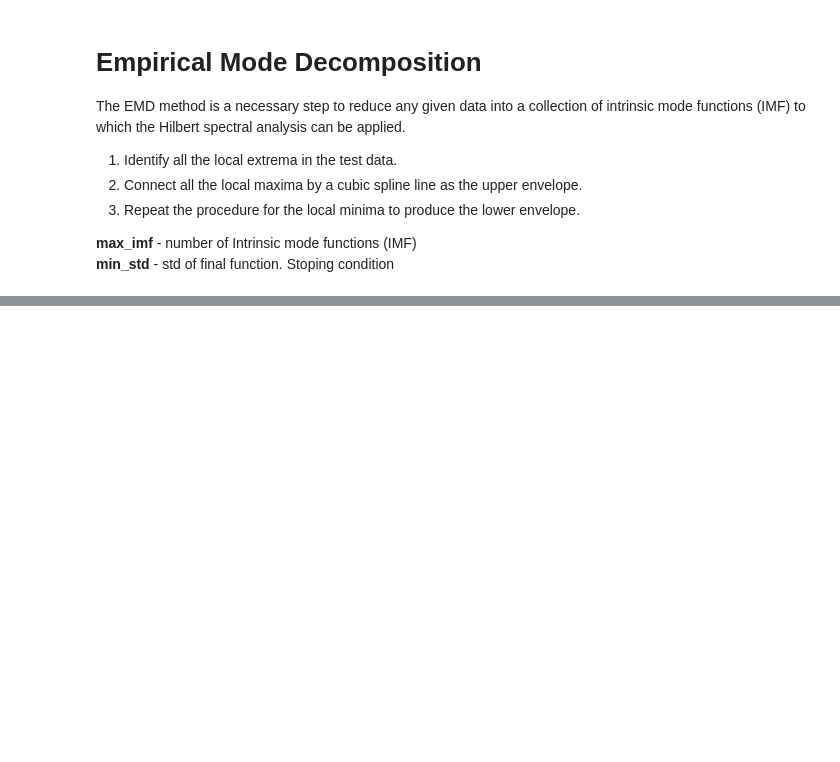
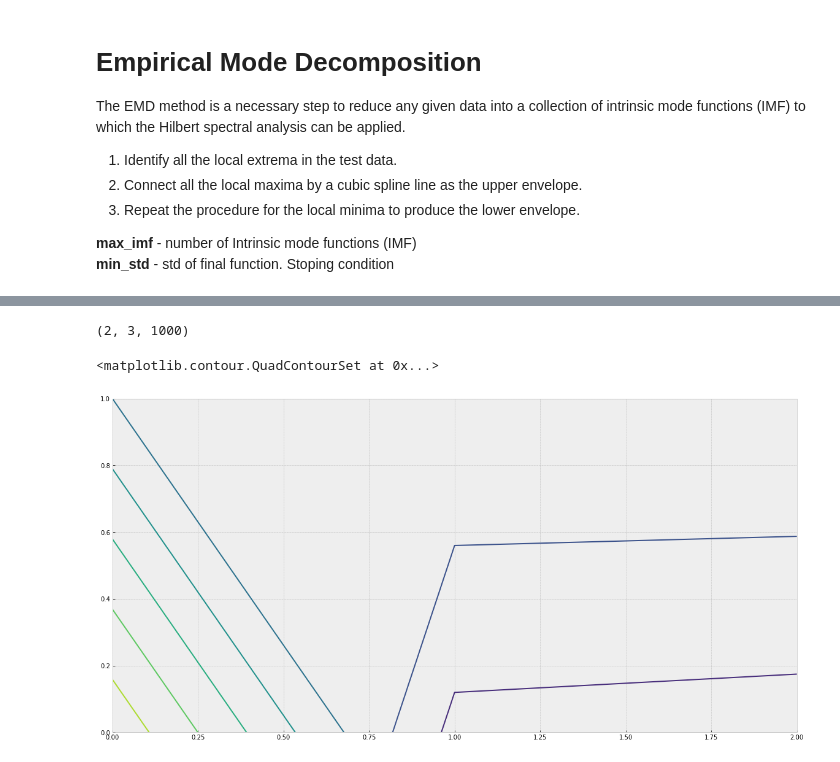
Before and after one commit to ivanvoid/HHSA, a Jupyter notebook: Holo-Hilbert-SA.ipynb, the cells around one changed output, grey strips where cells are left out. Cells and saved outputs as stored; diff of their text form; code cells hidden in the pictures; blank space fills up the shorter version.

```diff
--- a/Holo-Hilbert-SA.ipynb
+++ b/Holo-Hilbert-SA.ipynb
@@ -151,0 +140,16 @@ plot_imfs(imfs)
+# %%
+h = np.array(([h.real for h in hts], [h.imag for h in hts]))
+
+h.shape
+# %% [output]
+(2, 3, 1000)
+# %%
+# plt.contour(X, Y, Z, colors='black');
+
+Hts = np.array(([h.real for h in hts], [h.imag for h in hts])).sum(2)
+
+plt.figure(figsize=(20,10))
+plt.contour(np.arange(3), np.arange(2), Hts)
+# %% [output]
+<matplotlib.contour.QuadContourSet at 0x...>
+[figure, added]
```
Also changed, not shown: parts of 35 cells of this notebook, 3 other files.
